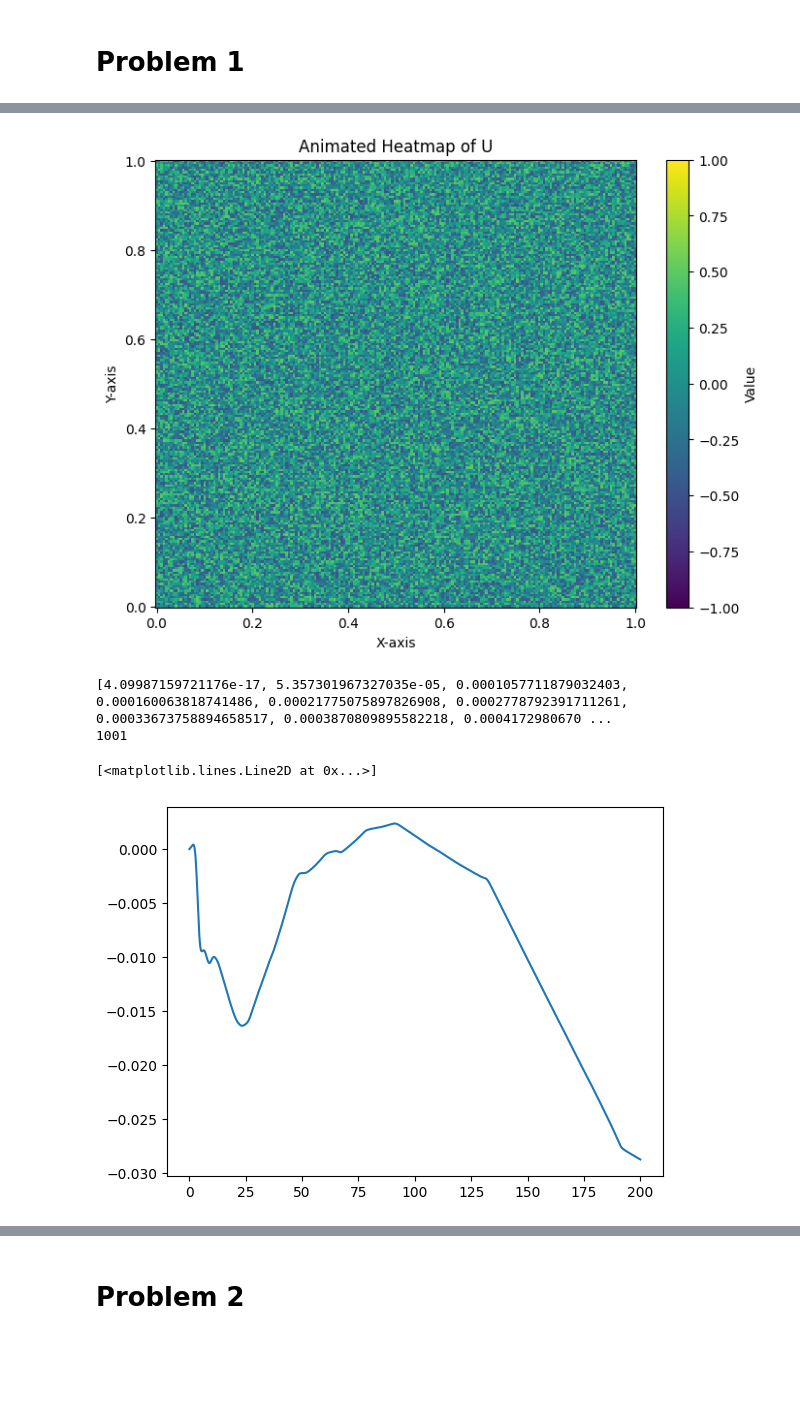
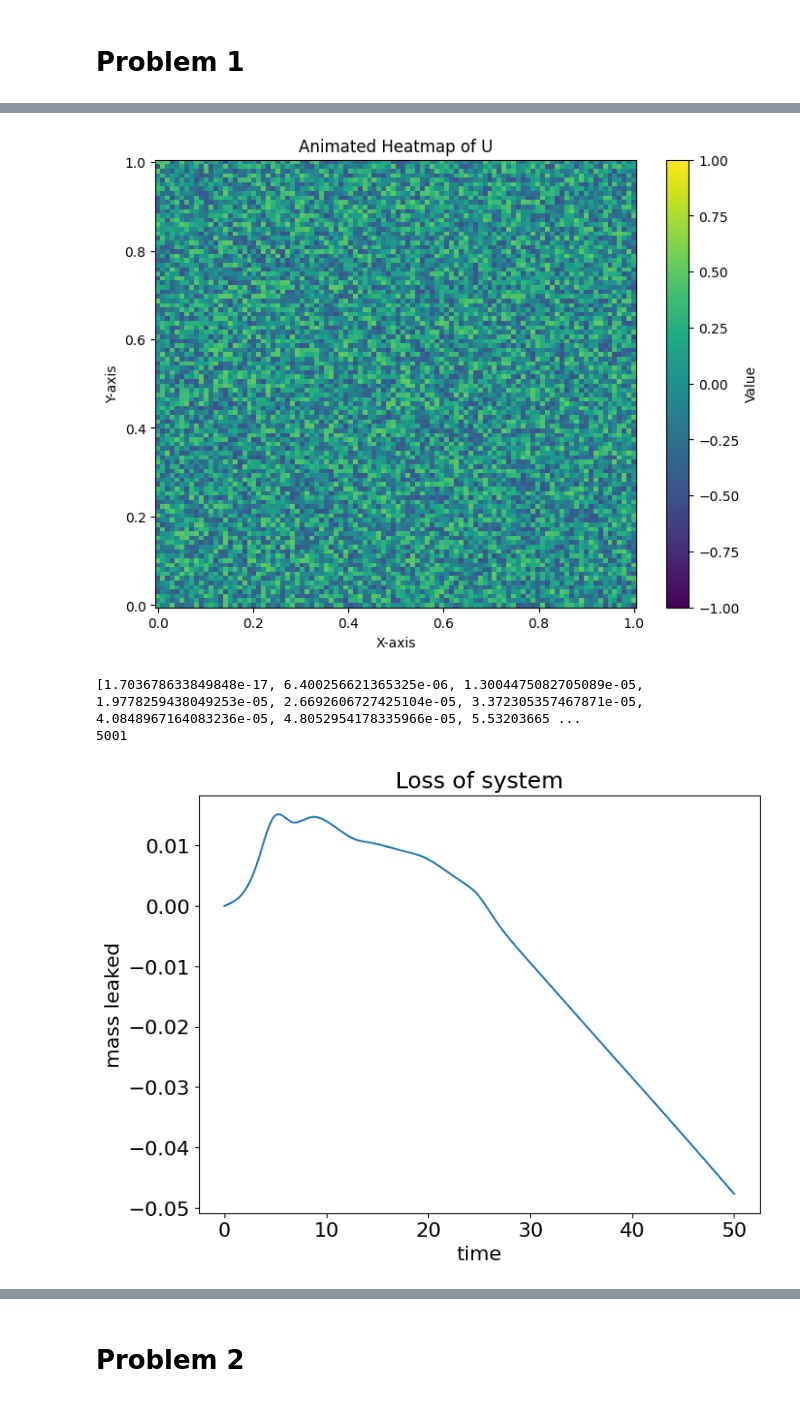
Before and after one commit to andrewholmberg/math_550_numerical_pdes, a Jupyter notebook: Homework 3/homework_3.ipynb, the cells around one changed output, grey strips where cells are left out. Saved outputs shown, nothing was run; the diff lists cells and outputs as text; code cells hidden in the pictures; blank space fills up the shorter version.

```diff
--- a/Homework 3/homework_3.ipynb
+++ b/Homework 3/homework_3.ipynb
@@ -7,13 +7,13 @@ from scipy.sparse.linalg import spsolve
 # Problem 1
 # %%
 import numpy as np
-N  = 200
+N  = 100
 xx = np.linspace(0,1,N)
 yy = xx
 dx = xx[1] - xx[0]
 dy = dx
 epsilon = dx
-dt = .2
+dt = .1
 # %%
 def create_1d_laplacian(n):
     """Creates a 1D Laplacian matrix of size n x n."""
@@ -76,7 +76,7 @@ def run_forward_method(u,f,lap,t0,tend,step):
     lst.append(t)
     return(ls,lst)
 # %%
-uu,tt = run_forward_method(u0_flat,f,lap,0,200,dt)
+uu,tt = run_forward_method(u0_flat,f,lap,0,50,dt)
 # %%
 import matplotlib.pyplot as plt
 import numpy as np
@@ -124,14 +125,18 @@ ani = animation.FuncAnimation(fig, animate, frames=30, interval=100)  # Adjust i
 plt.show()
 ani.save('animated_heatmap.gif', writer='pillow', dpi=80)
 # %% [output]
-[figure, old version]
+[figure, new version]
 # %%
 mass = [np.sum(uu[i])*dx*dy for i in range(len(uu))]
 print(mass)
 print(len(uu))
+fig,ax = plt.subplots(figsize=(8, 6))
 plt.plot(tt,mass)
+ax.set_title('Loss of system',fontsize=18)
+ax.set_xlabel('time',fontsize=16)
+ax.set_ylabel('mass leaked',fontsize=16)
+ax.tick_params(axis='both', which='major', labelsize=16)
 # %% [output]
-[4.09987159721176e-17, 5.357301967327035e-05, 0.0001057711879032403, 0.000160063818741486, 0.00021775075897826908, 0.0002778792391711261, 0.00033673758894658517, 0.0003870809895582218, 0.0004172980670 ...
-1001
+[1.703678633849848e-17, 6.400256621365325e-06, 1.3004475082705089e-05, 1.9778259438049253e-05, 2.6692606727425104e-05, 3.372305357467871e-05, 4.0848967164083236e-05, 4.8052954178335966e-05, 5.53203665 ...
+5001
-[<matplotlib.lines.Line2D at 0x...>]
-[figure, old version]
+[figure, new version]
```
Also changed, not shown: parts of 9 cells of this notebook, 1 other file.
